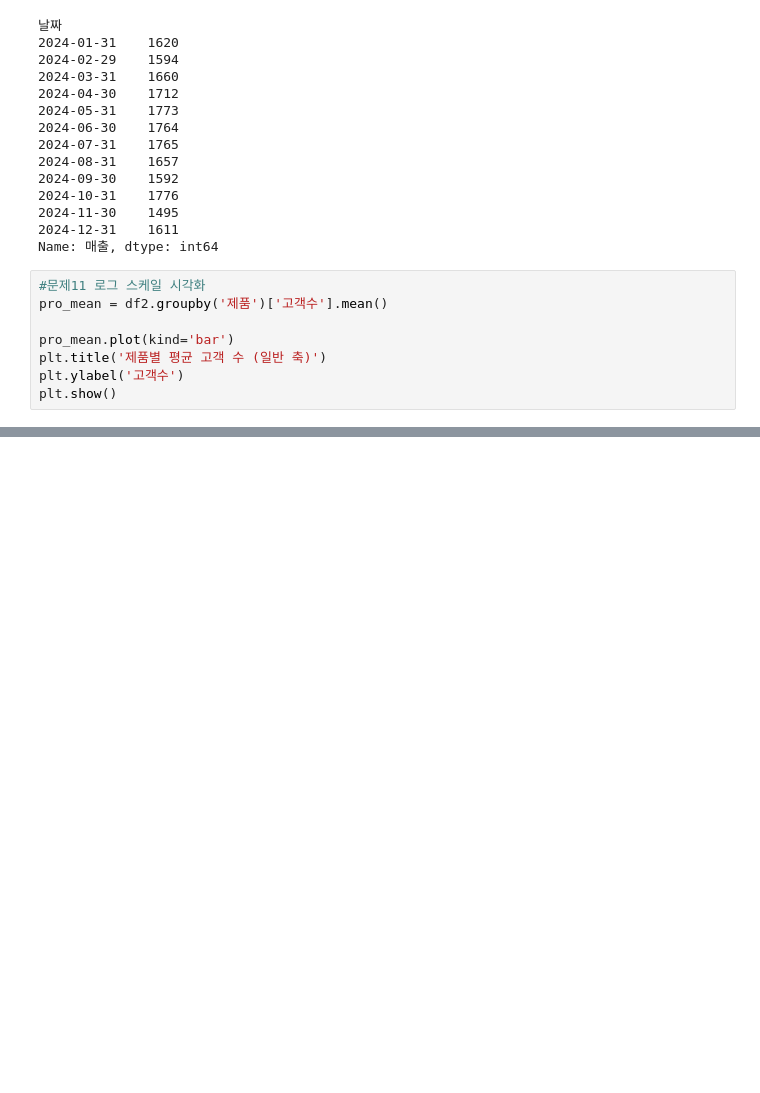
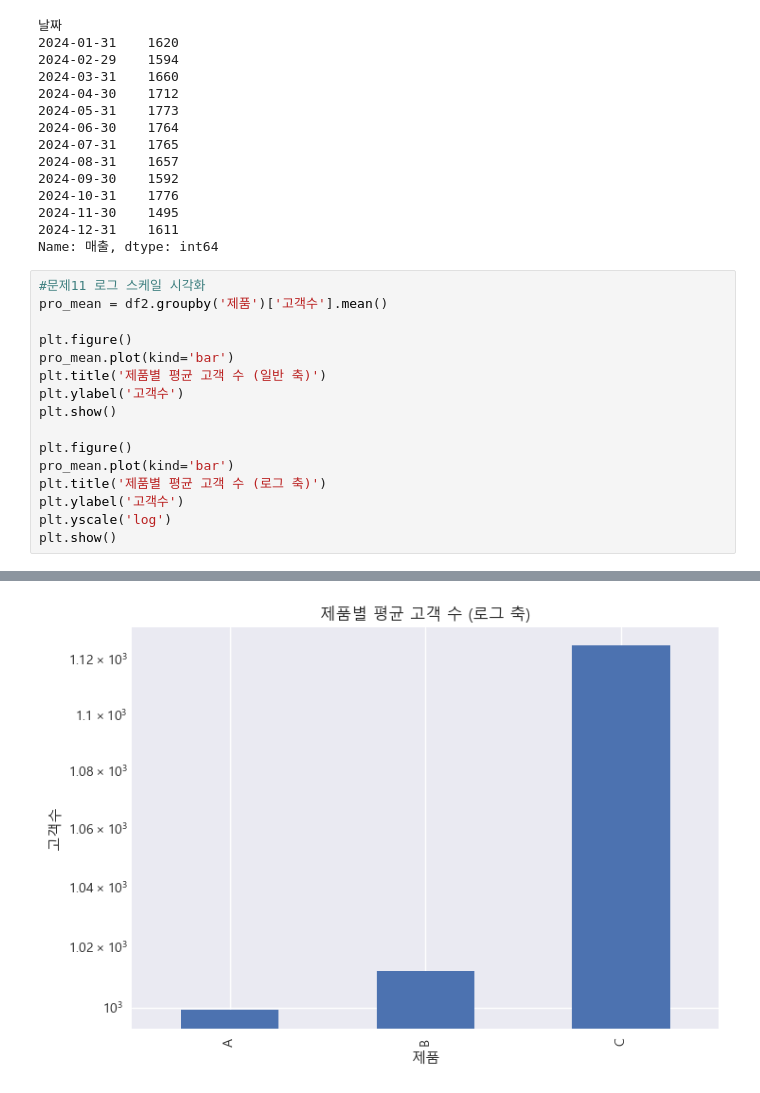
Before and after one commit to ShinJooHyeop/fintech3, a Jupyter notebook: 06machin_learning/numpy연습문제3.ipynb, the cells around one changed output, grey strips where cells are left out. Drawn from its saved outputs; the diff is of its cells as text; blank space fills up the shorter version.

```diff
--- a/06machin_learning/numpy연습문제3.ipynb
+++ b/06machin_learning/numpy연습문제3.ipynb
@@ -177,10 +177,19 @@ Name: 매출, dtype: int64
 # %%
 #문제11 로그 스케일 시각화
 pro_mean = df2.groupby('제품')['고객수'].mean()
 
+plt.figure()
 pro_mean.plot(kind='bar')
 plt.title('제품별 평균 고객 수 (일반 축)')
 plt.ylabel('고객수')
 plt.show()
+
+plt.figure()
+pro_mean.plot(kind='bar')
+plt.title('제품별 평균 고객 수 (로그 축)')
+plt.ylabel('고객수')
+plt.yscale('log')
+plt.show()
 # %% [output]
 [figure]
+[figure, added]
```
Also changed, not shown: parts of 7 cells of this notebook, 4 other files.
